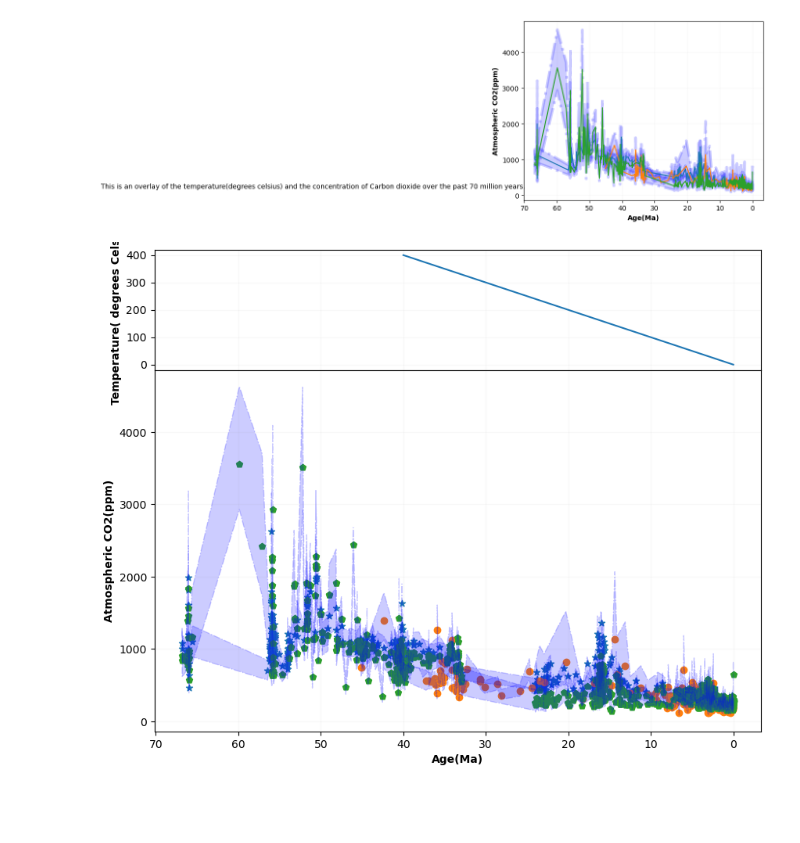
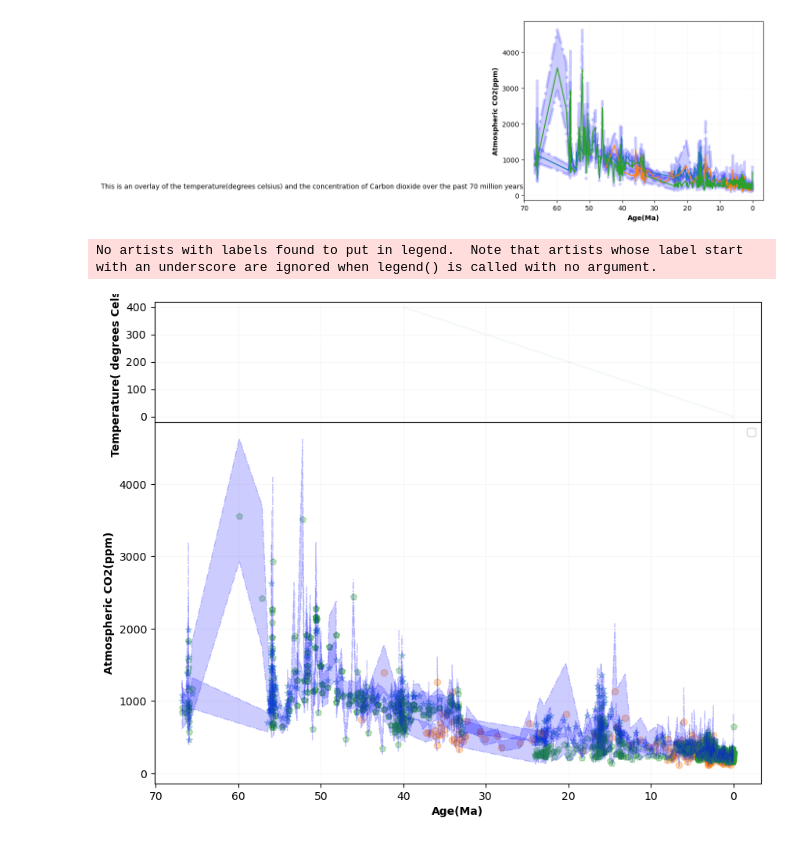
Before and after one commit to lbuabs6/Clima-Graphs-and-Data-, a Jupyter notebook: Post Paleocene CO2.ipynb, the cells around one changed output. Drawn from its saved outputs; the diff is of its cells as text; code cells hidden in the pictures; blank space fills up the shorter version.

```diff
--- a/Post Paleocene CO2.ipynb
+++ b/Post Paleocene CO2.ipynb
@@ -253,49 +254,60 @@ y3_err_upper = co2_age_data['co2_uncertainty_higher'].astype(
     float) + co2_age_data['co2'].astype(float)
 
 
+# #Applying Loess smoothing to the plots
+# x1_smooth = np.linspace(min(x2), max(x2), 300)
+# spl = make_interp_spline(x2, y1, k=3)
+# y1_smooth = spl(x1_smooth)
+
 # Create the figure and the subplots
 fig, (ax1, ax2) = plt.subplots(nrows=2, ncols=1, figsize=(
     10, 8), sharex=True, gridspec_kw={'height_ratios': [1, 3]})
 
 # Plot the three existing datasets in the lower subplot
-ax2.scatter(x1, y1, marker="*")
-ax2.scatter(x2, y2, marker = "o")
-ax2.scatter(x3, y3, marker = "p")
+ax2.scatter(x1, y1, marker="*", alpha=0.3, label="Boron Isotopes")
+ax2.scatter(x2, y2, marker = "o", alpha=0.3, label="Alkenone Isotopes")
+ax2.scatter(x3, y3, marker = "p", alpha=0.3, label="CO2 age data")
+
+#adding the error bands
 ax2.fill_between(x1, y1_err_lower1, y1_err_upper1, alpha=0.2,
                  antialiased=True, linewidth=1, linestyle='dashdot', color='blue')
 ax2.fill_between(x2, y2_err_lower, y2_err_upper, alpha=0.2,
                  antialiased=True, linewidth=1, linestyle='dashdot', color='blue')
 ax2.fill_between(x3, y3_err_lower, y3_err_upper, alpha=0.2,
                  antialiased=True, linewidth=1, linestyle='dashdot', color='blue')
 ax2.invert_xaxis()
 ax2.grid(color="grey", linestyle="-", alpha=0.05)
+# ax2.plot(x1_smooth, y1_smooth, color='red')
 
 # Add bold axis labels
 font = FontProperties()
 font.set_weight('bold')
 ax2.set_ylabel("Atmospheric CO2(ppm)", fontproperties=font)
 
 # Plot for temperature in the upper subplot
 # Set the x-axis and y-axis data for the new dataset
 x4 = [0, 10, 20, 30, 40]
 y4 = [0, 100, 200, 300, 400]
 
-ax1.plot(x4, y4)
+ax1.plot(x4, y4, alpha=0.05)
 ax1.grid(color="grey", linestyle="-", alpha=0.05)
 
 # Add bold axis labels
 ax1.set_ylabel("Temperature( degrees Celsius)", fontproperties=font)
 ax2.set_xlabel("Age(Ma)", fontproperties=font)
+ax2.legend()
+
 
 # Adjusting heights between subplots
 plt.subplots_adjust(hspace=0.0)
 
 # Averaging the 3 CO2 plots
 # y_avg = np.mean([y1, y2, y3], axis=0)
 # axs_avg = axs[2].twinx()
 # axs_avg.plot(x3, y_avg, color='red', linewidth=2)
 # %% [output]
+No artists with labels found to put in legend.  Note that artists whose label start with an underscore are ignored when legend() is called with no argument.
-[figure, old version]
+[figure, new version]
 # %%
 # ask Lenka about averaging the values since all the plots are clean and available now
 
```
Also changed, not shown: parts of 1 cell of this notebook, 3 other files.
